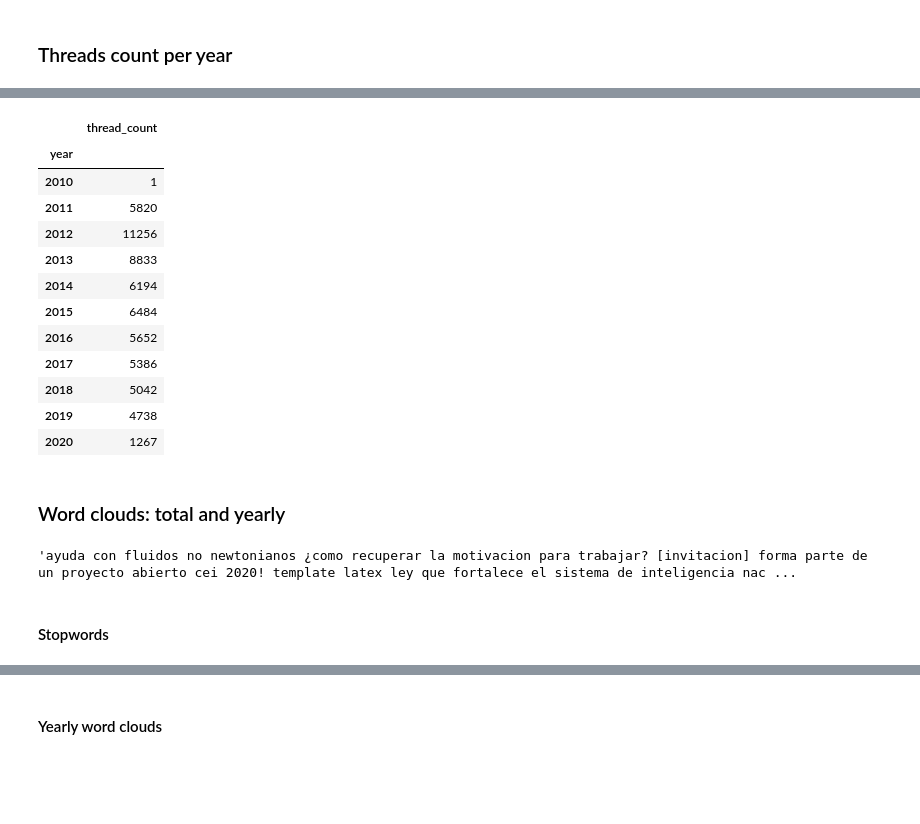
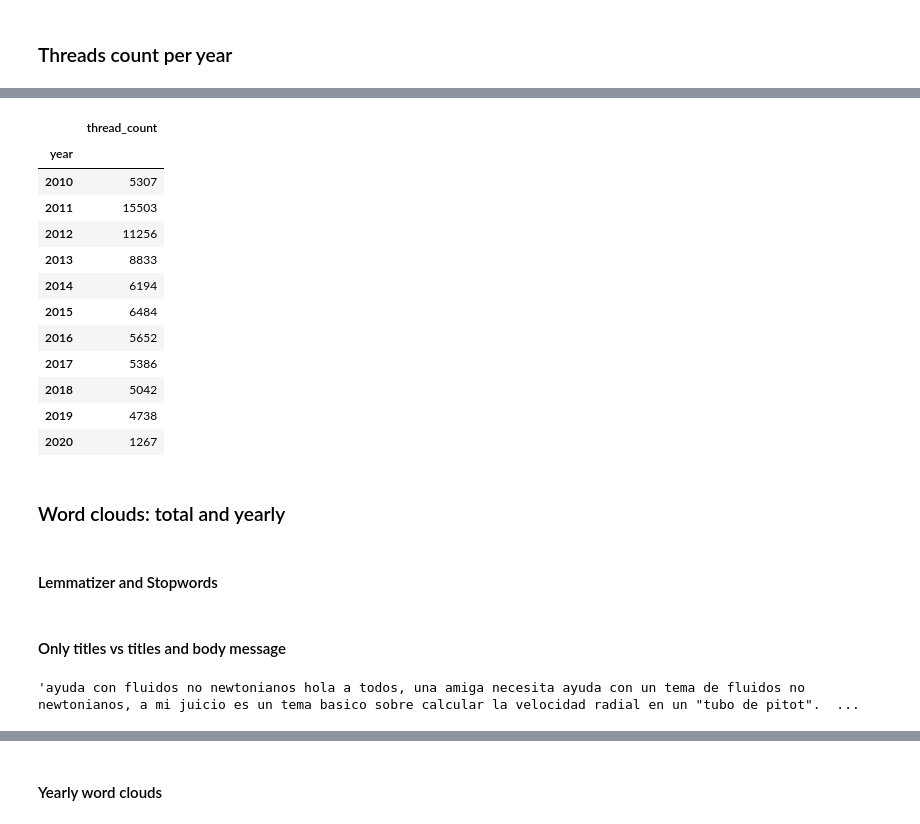
Before and after one commit to martinKindall/forum_analysis_wordclouds, a Jupyter notebook: Forum_analysis.ipynb, the cells around one changed output, grey strips where cells are left out. Drawn from its saved outputs; the diff is of its cells as text; code cells hidden in the pictures; blank space fills up the shorter version.

```diff
--- a/Forum_analysis.ipynb
+++ b/Forum_analysis.ipynb
@@ -72,16 +79,16 @@ Int64Index([2002, 2006, 2007, 2010, 2011, 2012, 2013, 2014, 2015, 2016, 2017,
            dtype='int64', name='date')
 # %%
-selected_years_mask = [0, 0, 0, 1, 1, 1, 1, 1, 1, 1, 1, 1, 1, 1]
+selected_years_mask = [0, 0, 0, 0, 1, 1, 1, 1, 1, 1, 1, 1, 1, 1, 1]
 #count_titles.loc[(count_titles.index > 2008) & (count_titles.index < 2020)]
 count_titles.columns = ['thread_count']
 count_titles.index.name = 'year'
 last_decade_titles_count = count_titles.loc[count_titles.index * selected_years_mask > 0]
 last_decade_titles_count
 # %% [output]
 |  | thread_count |
 | year |  |
-| 2010 | 1 |
-| 2011 | 5820 |
+| 2010 | 5307 |
+| 2011 | 15503 |
 | 2012 | 11256 |
 | 2013 | 8833 |
 | 2014 | 6194 |
@@ -93,3 +100,5 @@ last_decade_titles_count
 | 2020 | 1267 |
 # %% [markdown]
 ### Word clouds: total and yearly
+# %% [markdown]
+#### Lemmatizer and Stopwords
@@ -96,7 +114,8 @@ last_decade_titles_count
+# %% [markdown]
+#### Only titles vs titles and body message
 # %%
-mergedTitles = formatAndMergeStringsFromSeries(forum_titles_frame["title"])
-mergedTitles[0:200]
+mergedTitlesAndBody = formatAndMergeStringsFromSeries(forum_titles_frame["title"] + " " + forum_titles_frame["body"])
+onlyTitles = formatAndMergeStringsFromSeries(forum_titles_frame["title"])
+mergedTitlesAndBody[0:200]
 # %% [output]
-'ayuda con fluidos no newtonianos ¿como recuperar la motivacion para trabajar? [invitacion] forma parte de un proyecto abierto cei 2020! template latex ley que fortalece el sistema de inteligencia nac ...
+'ayuda con fluidos no newtonianos hola a todos, una amiga necesita ayuda con un tema de fluidos no newtonianos, a mi juicio es un tema basico sobre calcular la velocidad radial en un "tubo de pitot".  ...
-# %% [markdown]
-#### Stopwords
```
Also changed, not shown: parts of 15 cells of this notebook, 2 other files.
